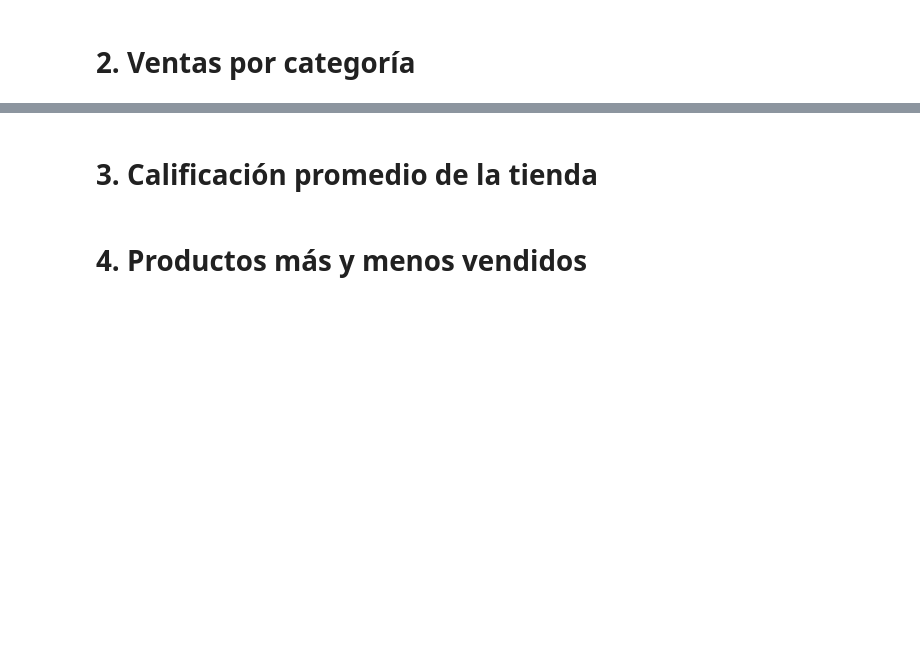
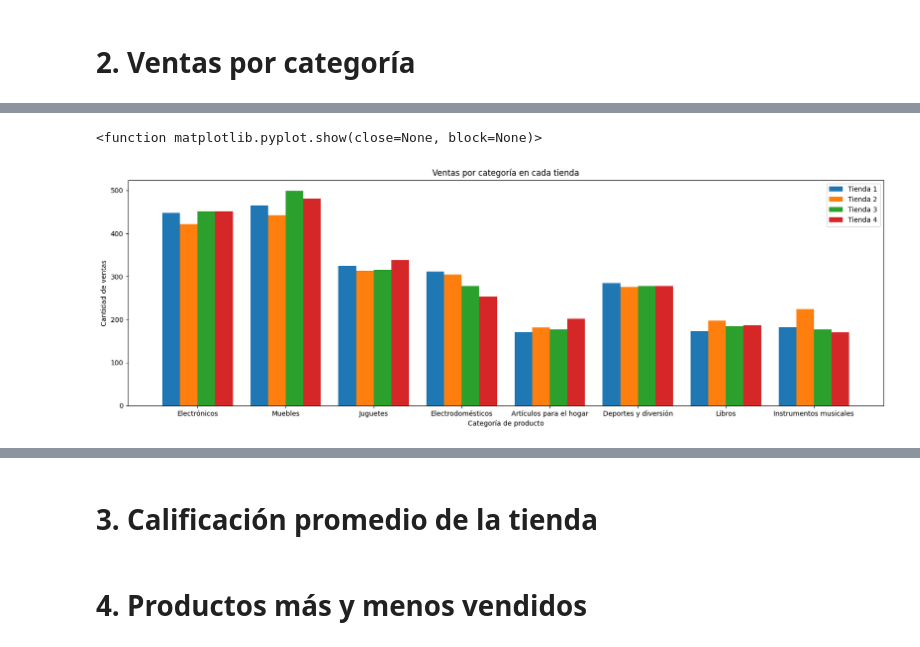
Before and after one commit to DevMagnov/challenge1-data-science-latam, a Jupyter notebook: AluraStoreLatam.ipynb, the cells around one changed output, grey strips where cells are left out. Drawn from its saved outputs; the diff is of its cells as text; code cells hidden in the pictures; blank space fills up the shorter version.

Commit message:
Modificando el archivo con el analisis de ventas por categorias

```diff
--- a/AluraStoreLatam.ipynb
+++ b/AluraStoreLatam.ipynb
@@ -100,2 +82,13 @@ plt.show()
 # %% [markdown]
 # 2. Ventas por categoría
+# %%
+list_lista_categoria = [] #Creación de la lista de listas decategorias de productos
+# %%
+cat = 'Categoría del Producto' #Variable que gusrda el nombre de la columna categoria
+
+#Extraemos los nombres de la columa Categoria de cada uno de los archivos y las almacenamos en una lista de listas
+for tienda in lista_tiendas:
+    lista_cate = tienda[cat].tolist()
+    list_lista_categoria.append(lista_cate)
+
+print(list_lista_categoria)
@@ -101,0 +97,9 @@ plt.show()
+# %%
+#Creación de un diccionario donde cada tienda muetra la cantidad vendida por cada categoria
+
+conteo_categoria = {}
+
+for tienda, n_ventas in zip(nombre_tiendas, list_lista_categoria):
+    conteo_categoria[tienda] = dict(Counter(n_ventas))
+
+conteo_categoria
@@ -101,0 +145,25 @@ plt.show()
+# %%
+df = pd.DataFrame(conteo_categoria).fillna(0).astype(int)
+
+categorias = df.index
+x = np.arange(len(categorias))
+ancho = 0.2
+
+fig, ax = plt.subplots(figsize = (20, 6))
+
+for i, tienda in enumerate(nombre_tiendas):
+    ax.bar(x + i * ancho, df[tienda], width = ancho, label = tienda)
+
+# Configurar etiquetas y títulos
+ax.set_xlabel('Categoría de producto')
+ax.set_ylabel('Cantidad de ventas')
+ax.set_title('Ventas por categoría en cada tienda')
+ax.set_xticks(x + ancho * (len(nombre_tiendas) - 1) / 2)
+ax.set_xticklabels(categorias)
+ax.legend()
+
+plt.tight_layout
+plt.show
+# %% [output]
+<function matplotlib.pyplot.show(close=None, block=None)>
+[figure, added]
```
Also changed, not shown: parts of 12 cells of this notebook.
